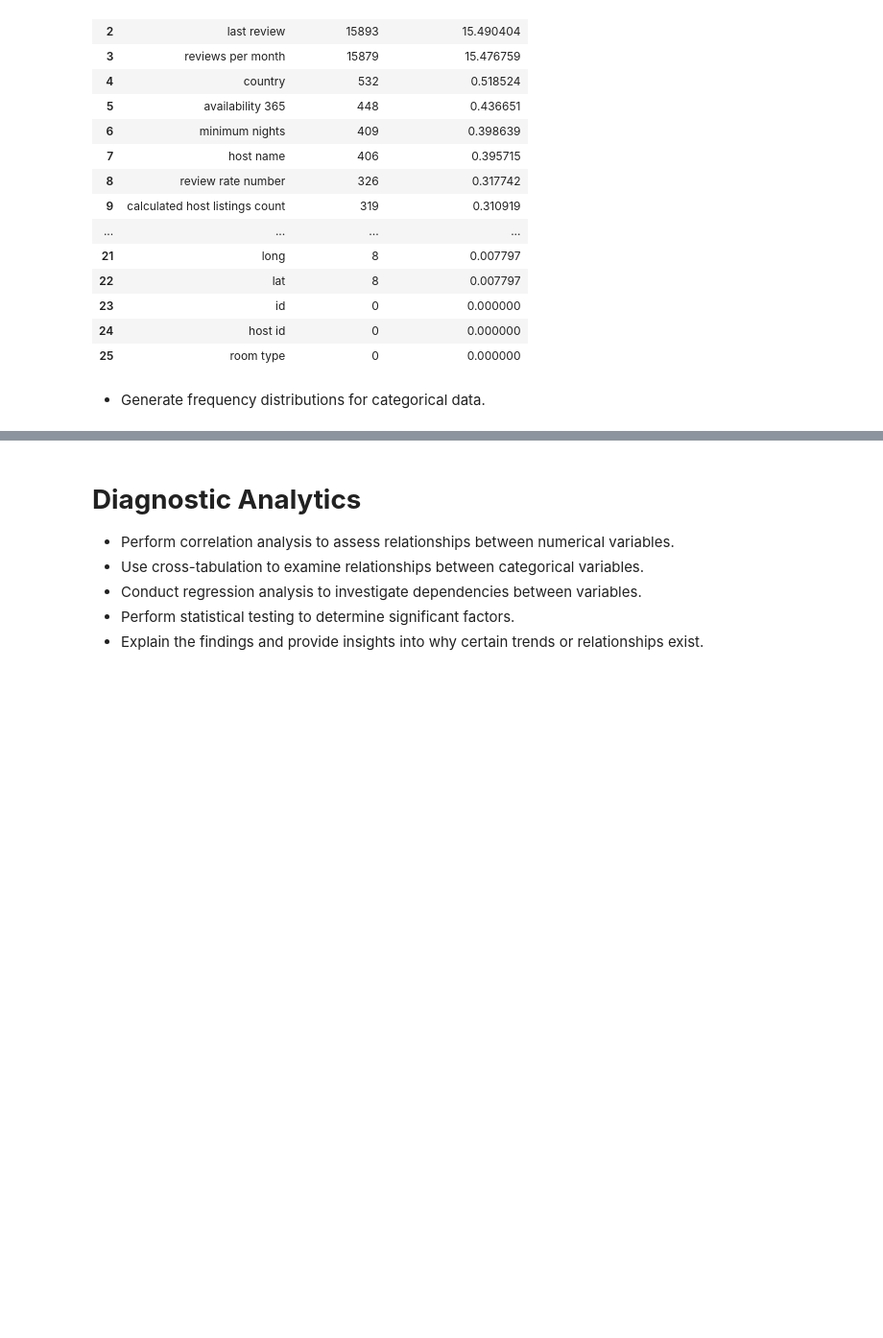
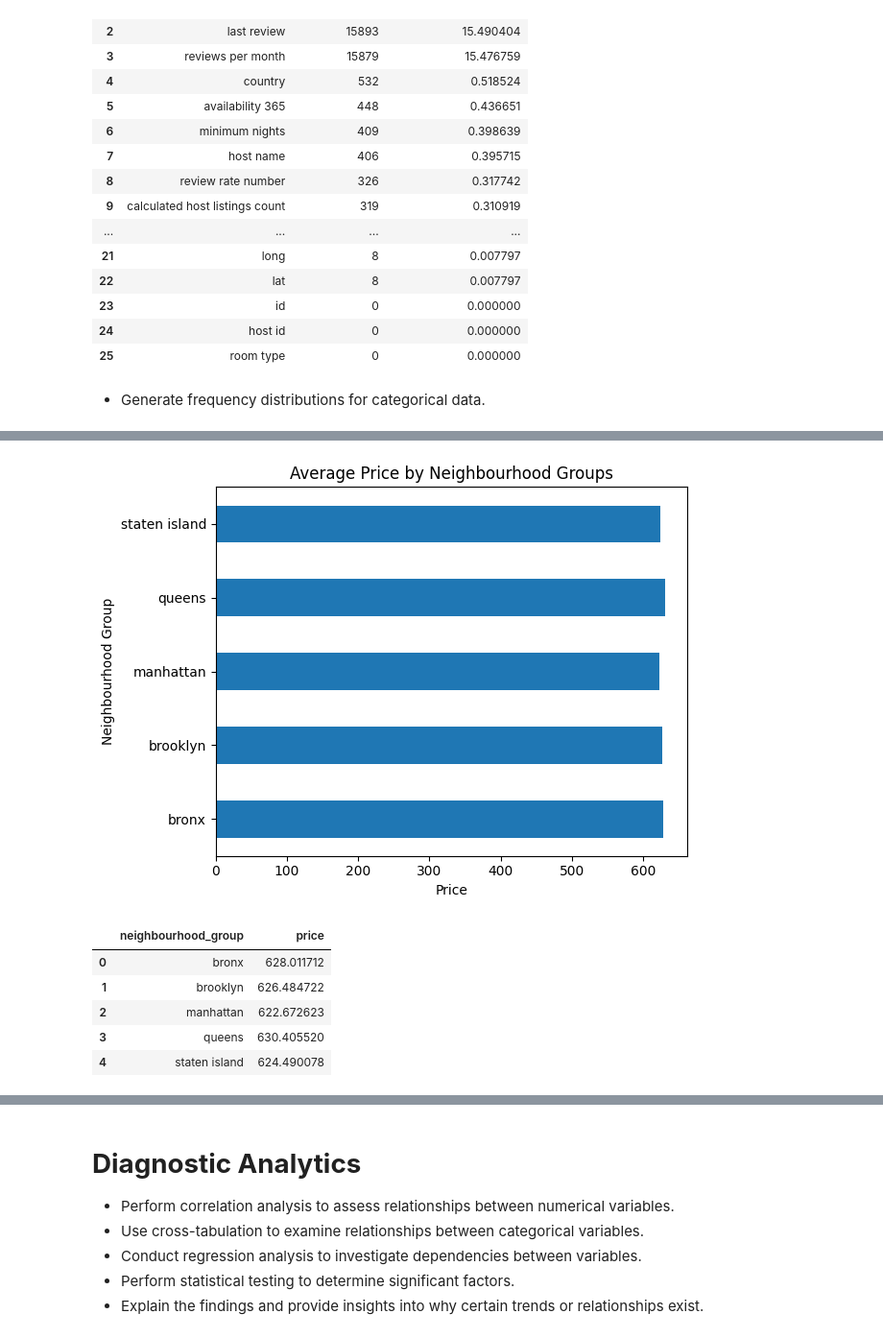
Before and after one commit to tuhanren/Airbnb-Data-Analysis, a Jupyter notebook: Final_Project_Group15.ipynb, the cells around one changed output, grey strips where cells are left out. Shown at 96% size. Cells and saved outputs as stored; diff of their text form; code cells hidden in the pictures; blank space fills up the shorter version.

```diff
--- a/Final_Project_Group15.ipynb
+++ b/Final_Project_Group15.ipynb
@@ -902,0 +998,10 @@ plot_frequency_grid(freq_distributions, cols_per_row=3)
+# %%
+neighbourhood_group_price(df)
+# %% [output]
+[figure, added]
+|  | neighbourhood_group | price |
+| 0 | bronx | 628.011712 |
+| 1 | brooklyn | 626.484722 |
+| 2 | manhattan | 622.672623 |
+| 3 | queens | 630.405520 |
+| 4 | staten island | 624.490078 |
```
Also changed, not shown: parts of 11 cells of this notebook.
